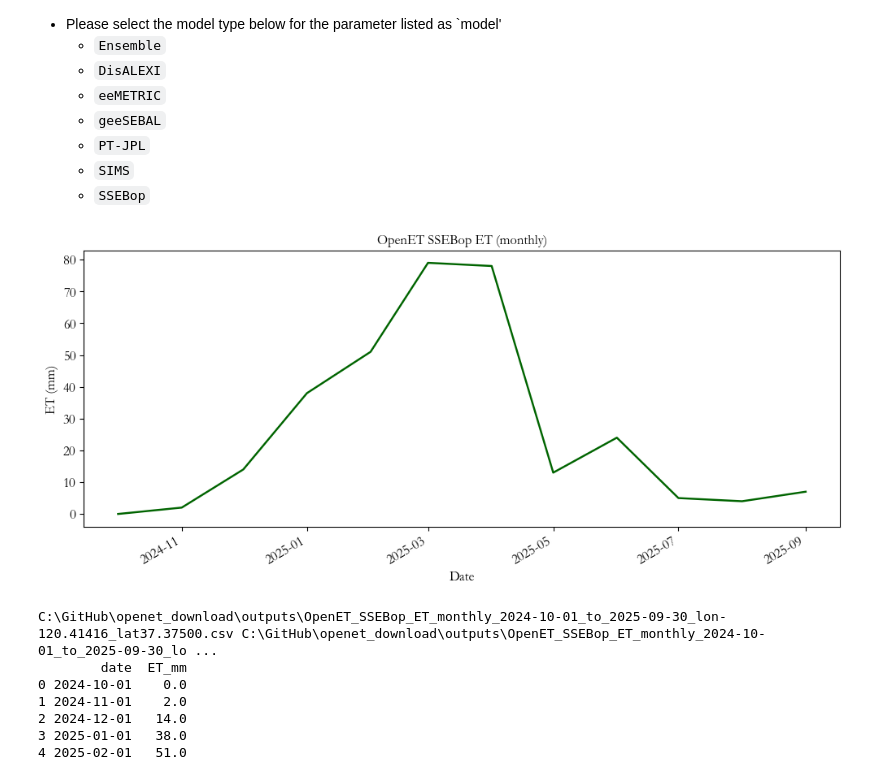
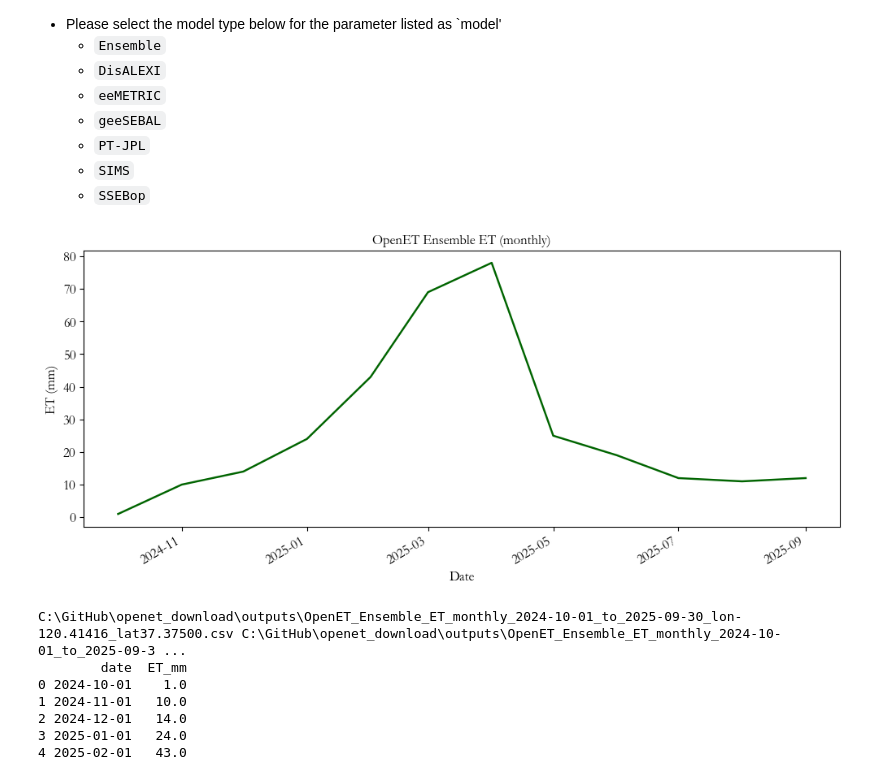
Before and after one commit to RuiGao9/openet_download, a Jupyter notebook: main_rum.ipynb, the cells around one changed output. Drawn from its saved outputs; the diff is of its cells as text; code cells hidden in the pictures.

```diff
--- a/main_rum.ipynb
+++ b/main_rum.ipynb
@@ -12,39 +12,39 @@
 # %%
 from openet_download import download_et_timeseries
 
 ### ====== User Inputs === ###
 YOUR_API_KEY = "APPLY FOR AN API KEY AT https://openetdata.org/"
-model = "SSEBop"
+model = "Ensemble"
 longitude = -120.414164
 latitude = 37.375004
 interval = "monthly"
 dir_out = r"C:\GitHub\openet_download\outputs"
 start_date = "2024-10-01"
 end_date = "2025-09-30"
-plot = "True"
-show_plot = "True"
+plot = True
+show_plot = True
 
 ### ====== Keep Defaults Below === ###
 out = download_et_timeseries(
     lon=longitude,
     lat=latitude,
     start=start_date,
     end=end_date,
     interval=interval,
     model = model,
     out_dir=dir_out,
     api_key=YOUR_API_KEY,
     plot=plot,
     show_plot=show_plot,
 )
 print(out["csv"], out["figure"])
 print(out["data"].head())
 # %% [output]
-[figure, old version]
+[figure, new version]
-C:\GitHub\openet_download\outputs\OpenET_SSEBop_ET_monthly_2024-10-01_to_2025-09-30_lon-120.41416_lat37.37500.csv C:\GitHub\openet_download\outputs\OpenET_SSEBop_ET_monthly_2024-10-01_to_2025-09-30_lo ...
+C:\GitHub\openet_download\outputs\OpenET_Ensemble_ET_monthly_2024-10-01_to_2025-09-30_lon-120.41416_lat37.37500.csv C:\GitHub\openet_download\outputs\OpenET_Ensemble_ET_monthly_2024-10-01_to_2025-09-3 ...
         date  ET_mm
-0 2024-10-01    0.0
-1 2024-11-01    2.0
+0 2024-10-01    1.0
+1 2024-11-01   10.0
 2 2024-12-01   14.0
-3 2025-01-01   38.0
-4 2025-02-01   51.0
+3 2025-01-01   24.0
+4 2025-02-01   43.0
```
Also changed, not shown: 27 other files.
